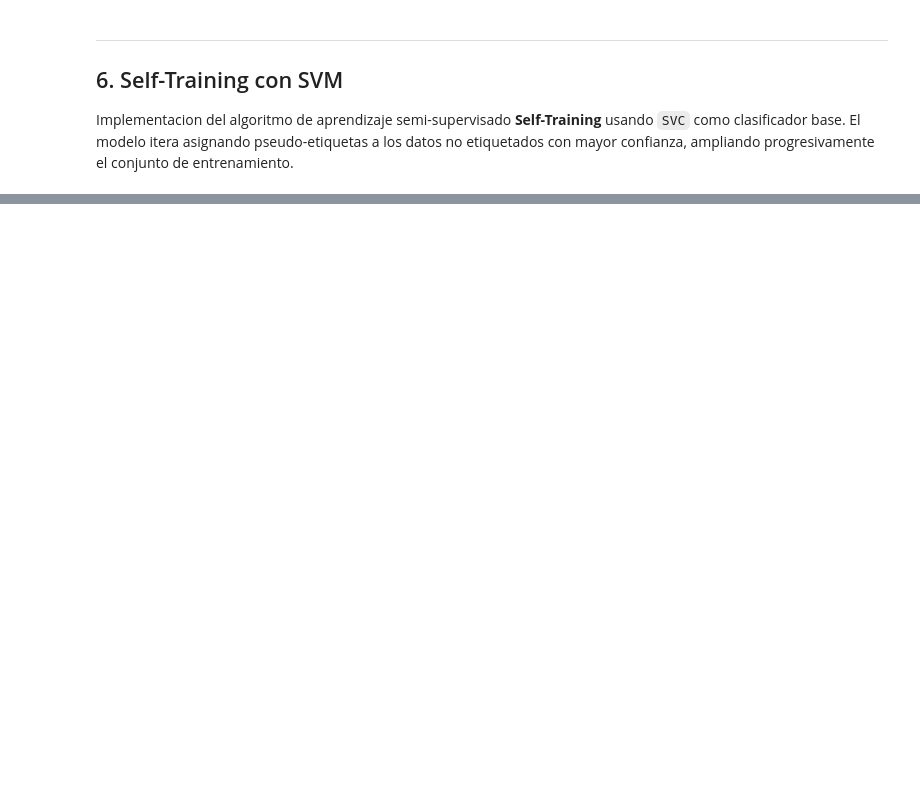
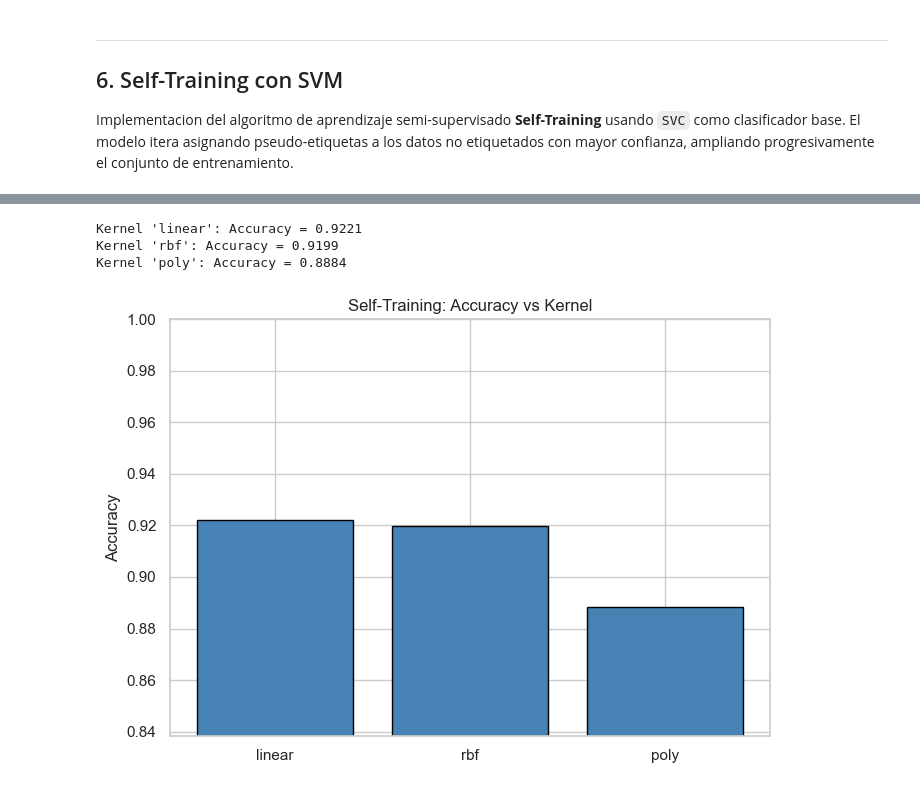
Before and after one commit to rocha30/Semi-supervisado, a Jupyter notebook: Semi-supervisado.ipynb, the cells around one changed output, grey strips where cells are left out. Saved outputs shown, nothing was run; the diff lists cells and outputs as text; code cells hidden in the pictures; blank space fills up the shorter version.

```diff
--- a/Semi-supervisado.ipynb
+++ b/Semi-supervisado.ipynb
@@ -400,26 +592,31 @@ plt.show()
 # %%
 # Efecto del tipo de kernel en el clasificador base
 kernels = ['linear', 'rbf', 'poly']
 resultados_kernel = []
 
 for k in kernels:
     clf = SelfTrainingClassifier(
-        base_estimator=SVC(kernel=k, probability=True, random_state=42),
+        estimator=SVC(kernel=k, probability=True, random_state=42),
         threshold=0.75, max_iter=10
     )
     clf.fit(X_train, y_train_ssl)
     acc = accuracy_score(y_test, clf.predict(X_test))
     resultados_kernel.append(acc)
     print(f"Kernel '{k}': Accuracy = {acc:.4f}")
 
 plt.figure(figsize=(7, 5))
 plt.bar(kernels, resultados_kernel, color='steelblue', edgecolor='black')
 plt.ylabel('Accuracy')
 plt.title('Self-Training: Accuracy vs Kernel')
 plt.ylim(min(resultados_kernel) - 0.05, 1.0)
 plt.tight_layout()
 plt.savefig('Results/self_training_kernel.png', dpi=150, bbox_inches='tight')
 plt.show()
+# %% [output]
+Kernel 'linear': Accuracy = 0.9221
+Kernel 'rbf': Accuracy = 0.9199
+Kernel 'poly': Accuracy = 0.8884
+[figure, added]
 # %%
 # Impacto del volumen de etiquetas en el rendimiento
 ratios_st = [0.05, 0.10, 0.15, 0.20]
```
Also changed, not shown: parts of 31 cells of this notebook, 15 other files.
